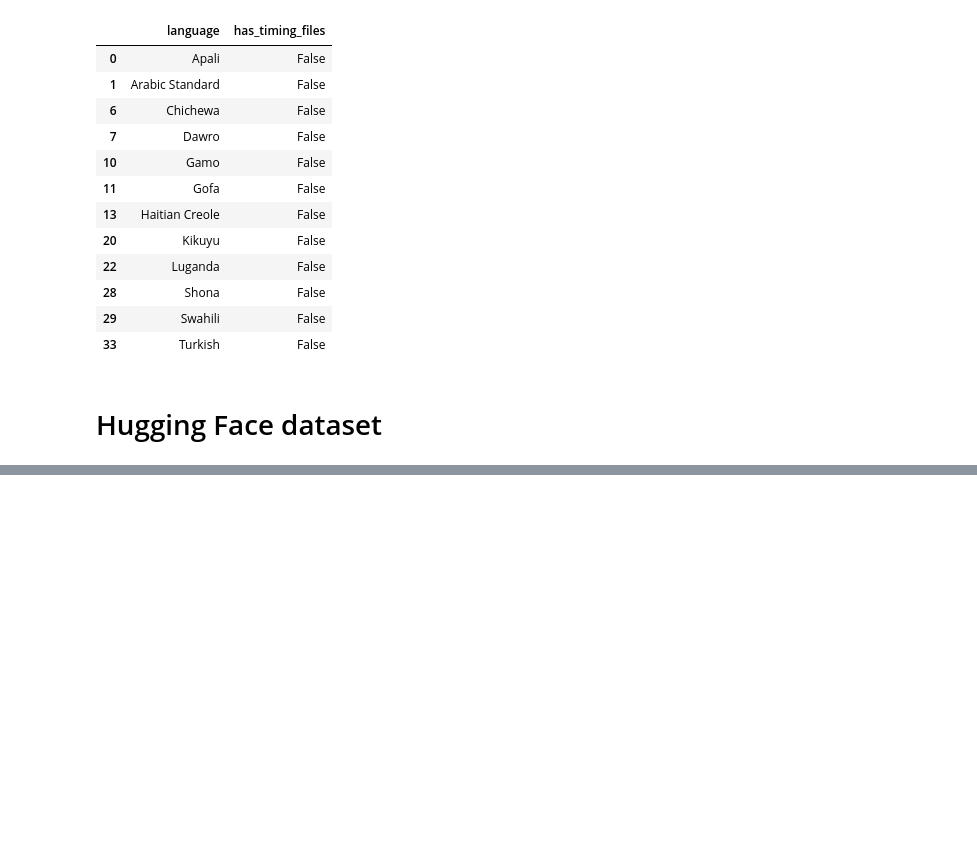
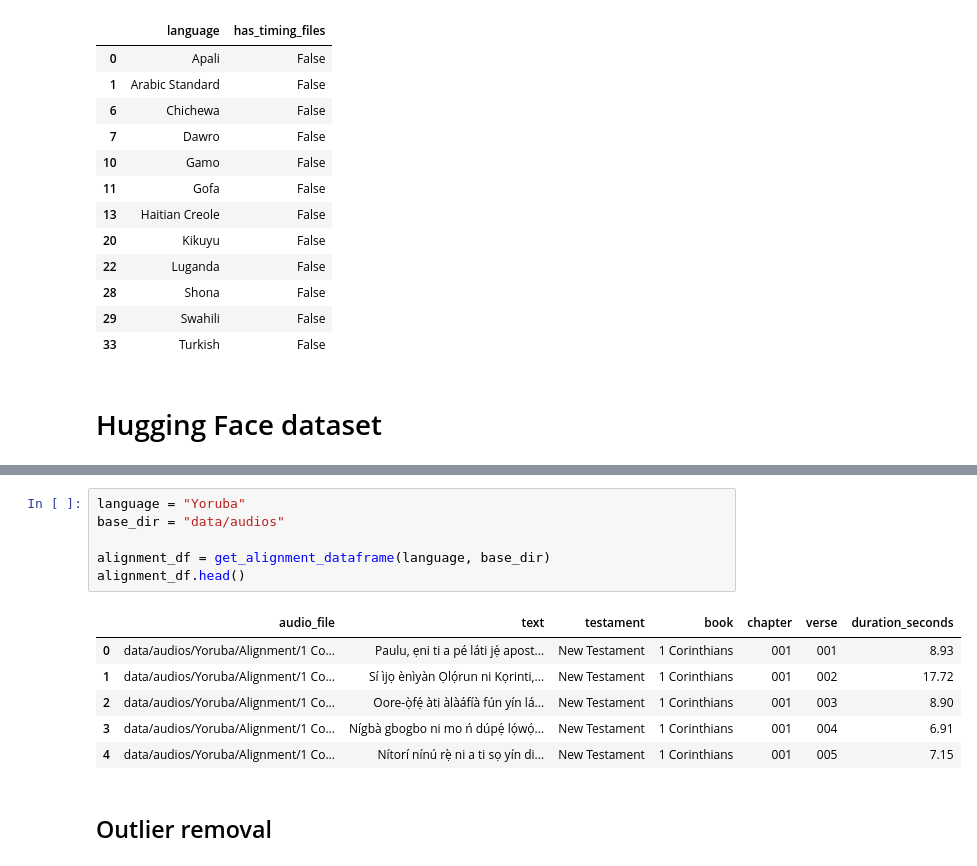
Before and after one commit to davidguzmanr/bible-tts-resources, a Jupyter notebook: dev.ipynb, the cells around one changed output, grey strips where cells are left out. Saved outputs shown, nothing was run; the diff lists cells and outputs as text; blank space fills up the shorter version.

```diff
--- a/dev.ipynb
+++ b/dev.ipynb
@@ -605,0 +725,15 @@ array(['1 Corinthians', '1 Peter', '2 Timothy', '1 Thessalonians',
+# %%
+language = "Yoruba"
+base_dir = "data/audios"
+
+alignment_df = get_alignment_dataframe(language, base_dir)
+alignment_df.head()
+# %% [output]
+|  | audio_file | text | testament | book | chapter | verse | duration_seconds |
+| 0 | data/audios/Yoruba/Alignment/1 Co... | Paulu, ẹni ti a pé láti jẹ́ apost... | New Testament | 1 Corinthians | 001 | 001 | 8.93 |
+| 1 | data/audios/Yoruba/Alignment/1 Co... | Sí ìjọ ènìyàn Ọlọ́run ni Kọrinti,... | New Testament | 1 Corinthians | 001 | 002 | 17.72 |
+| 2 | data/audios/Yoruba/Alignment/1 Co... | Oore-ọ̀fẹ́ àti àlàáfíà fún yín lá... | New Testament | 1 Corinthians | 001 | 003 | 8.90 |
+| 3 | data/audios/Yoruba/Alignment/1 Co... | Nígbà gbogbo ni mo ń dúpẹ́ lọ́wọ́... | New Testament | 1 Corinthians | 001 | 004 | 6.91 |
+| 4 | data/audios/Yoruba/Alignment/1 Co... | Nítorí nínú rẹ̀ ni a ti sọ yín di... | New Testament | 1 Corinthians | 001 | 005 | 7.15 |
+# %% [markdown]
+## Outlier removal
```
Also changed, not shown: parts of 10 cells of this notebook, 5 other files.
